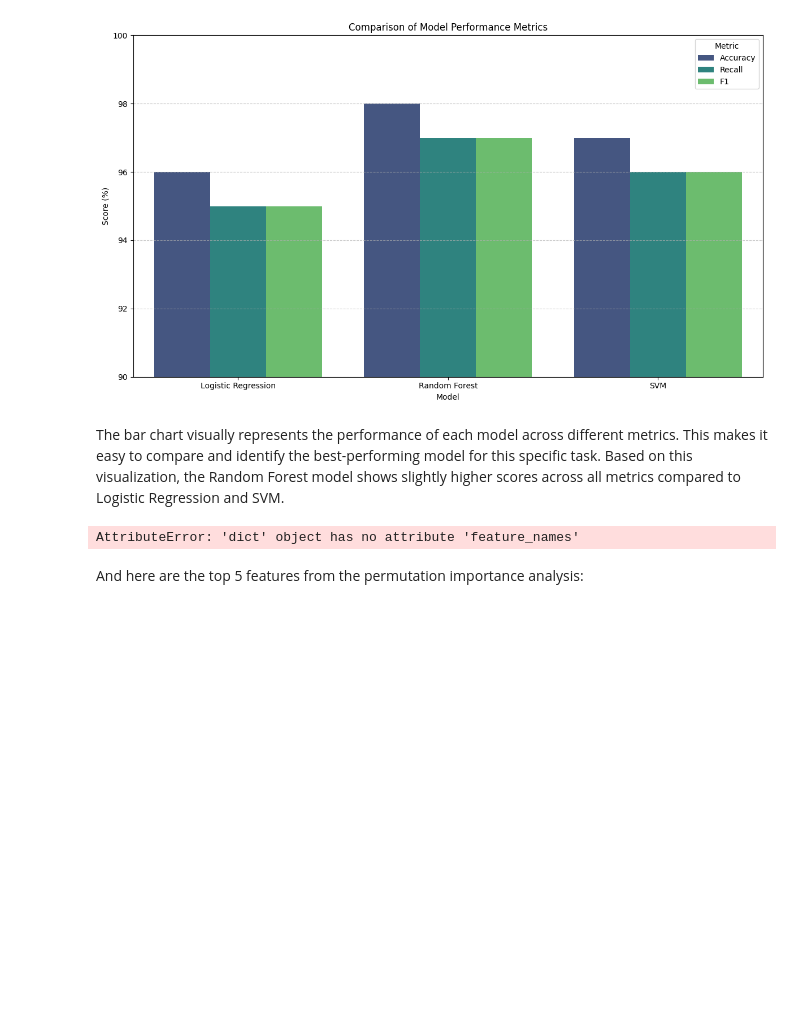
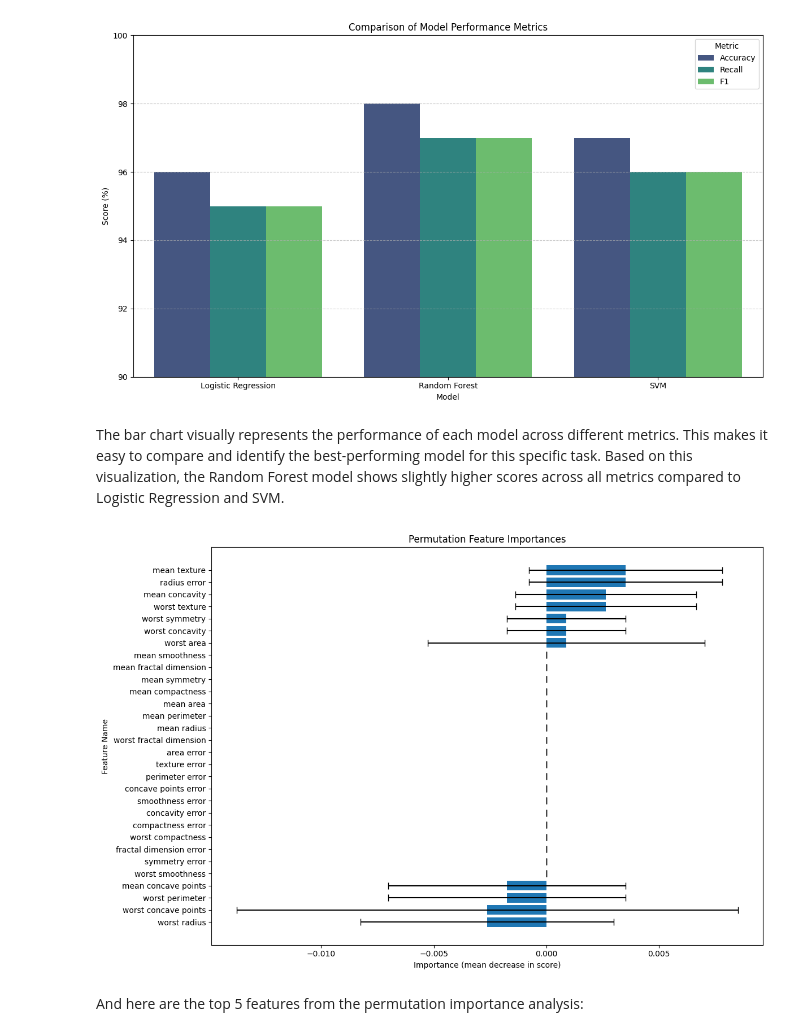
Before and after one commit to bhatturvashi2618-sketch/capsproject1, a Jupyter notebook: capstone_project1.ipynb, the cells around one changed output. Saved outputs shown, nothing was run; the diff lists cells and outputs as text; code cells hidden in the pictures; blank space fills up the shorter version.

```diff
--- a/capstone_project1.ipynb
+++ b/capstone_project1.ipynb
@@ -342,35 +342,35 @@ import pandas as pd # Ensure pandas is imported as it's used in the cell
 result = permutation_importance(model, X_test, y_test, n_repeats=10, random_state=42, n_jobs=-1)
 
 # Get the mean importance and sort them
 perm_importance_mean = result.importances_mean
 perm_importance_std = result.importances_std
 
 # Create a DataFrame for permutation importances
 perm_importance_df = pd.DataFrame({
-    'Feature': data.feature_names,
+    'Feature': feature_names, # Corrected: use the 'feature_names' variable
     'Importance': perm_importance_mean,
     'Std_Dev': perm_importance_std
 })
 
 # Sort by importance
 perm_importance_df = perm_importance_df.sort_values(by='Importance', ascending=False)
 
 # Plot permutation importances using matplotlib directly
 plt.figure(figsize=(12, 8))
 plt.barh(
     perm_importance_df['Feature'],
     perm_importance_df['Importance'],
     xerr=perm_importance_df['Std_Dev'],
     capsize=4 # Add caps to error bars for better visibility
 )
 plt.title('Permutation Feature Importances')
 plt.xlabel('Importance (mean decrease in score)')
 plt.ylabel('Feature Name')
 plt.gca().invert_yaxis() # Invert y-axis to have the most important feature at the top
 plt.tight_layout()
 plt.show()
 # %% [output]
-AttributeError: 'dict' object has no attribute 'feature_names'
+[figure, added]
 # %%
 display(feature_importance_df.head(5))
 # %% [markdown]
```
